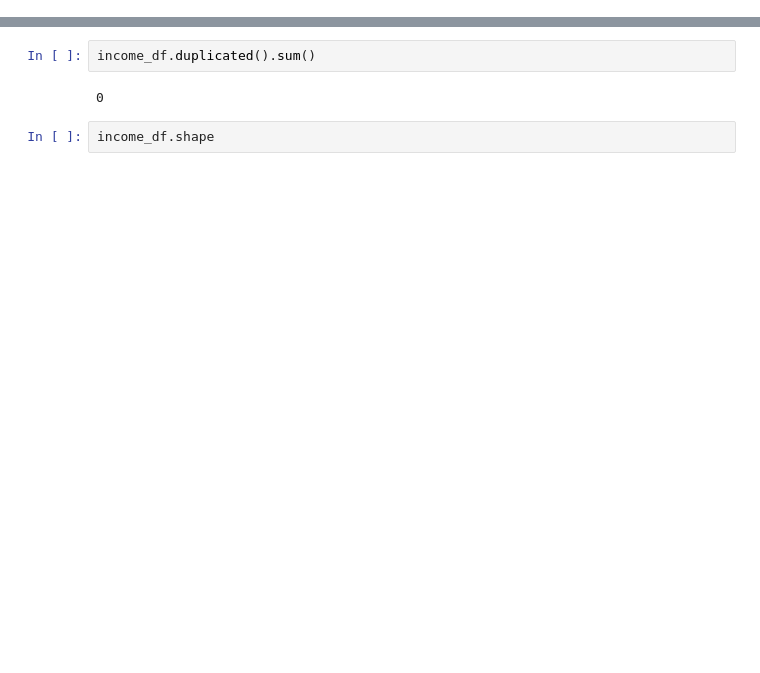
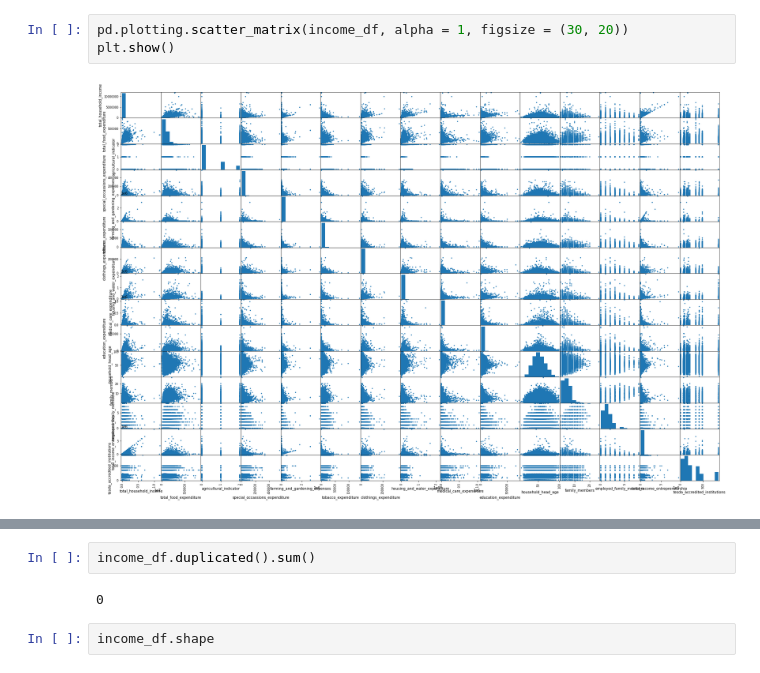
Before and after one commit to legaspicary/it465-group-project, a Jupyter notebook: group_project.ipynb, the cells around one changed output, grey strips where cells are left out. Drawn from its saved outputs; the diff is of its cells as text; blank space fills up the shorter version.

```diff
--- a/group_project.ipynb
+++ b/group_project.ipynb
@@ -144,0 +110,5 @@ income_df
+# %%
+pd.plotting.scatter_matrix(income_df, alpha = 1, figsize = (30, 20))
+plt.show()
+# %% [output]
+[figure, added]
```
Also changed, not shown: parts of 88 cells of this notebook.
